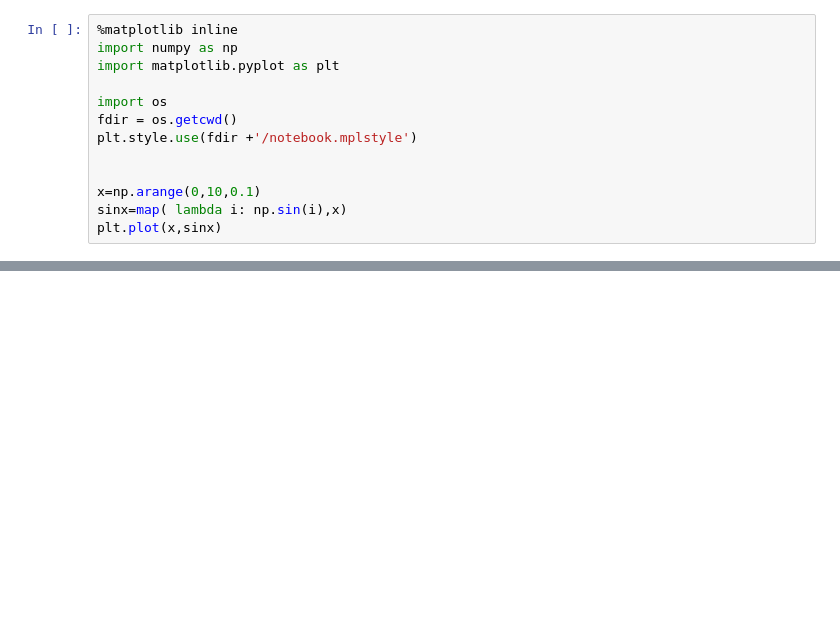
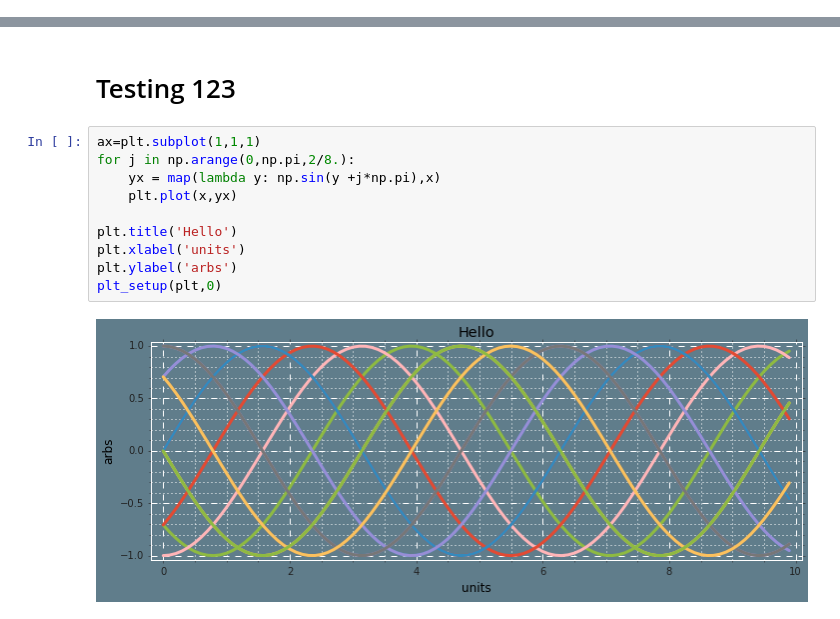
Before and after one commit to m-gutierrez/m-gutierrez.github.io, a Jupyter notebook: assets/2016-04-30/testing matplotlib styling.ipynb, the cells around one changed output, grey strips where cells are left out. Saved outputs shown, nothing was run; the diff lists cells and outputs as text; blank space fills up the shorter version.

Commit message:
testing ipython notebook includes

```diff
--- a/assets/2016-04-30/testing matplotlib styling.ipynb
+++ b/assets/2016-04-30/testing matplotlib styling.ipynb
@@ -28,13 +0,0 @@ IndentationError: unexpected indent (<ipython-input-1-15ce6c81b408>, line 24)
-# %%
-%matplotlib inline
-import numpy as np
-import matplotlib.pyplot as plt
-
-import os
-fdir = os.getcwd()
-plt.style.use(fdir +'/notebook.mplstyle')
-
-
-x=np.arange(0,10,0.1)
-sinx=map( lambda i: np.sin(i),x)
-plt.plot(x,sinx)
@@ -50,0 +45,14 @@ u'/Users/Michael/.matplotlib'
+# %% [markdown]
+# Testing 123
+# %%
+ax=plt.subplot(1,1,1)
+for j in np.arange(0,np.pi,2/8.):
+    yx = map(lambda y: np.sin(y +j*np.pi),x)
+    plt.plot(x,yx)
+
+plt.title('Hello')
+plt.xlabel('units')
+plt.ylabel('arbs')
+plt_setup(plt,0)
+# %% [output]
+[figure, added]
```
Also changed, not shown: parts of 4 cells of this notebook, 17 other files.
